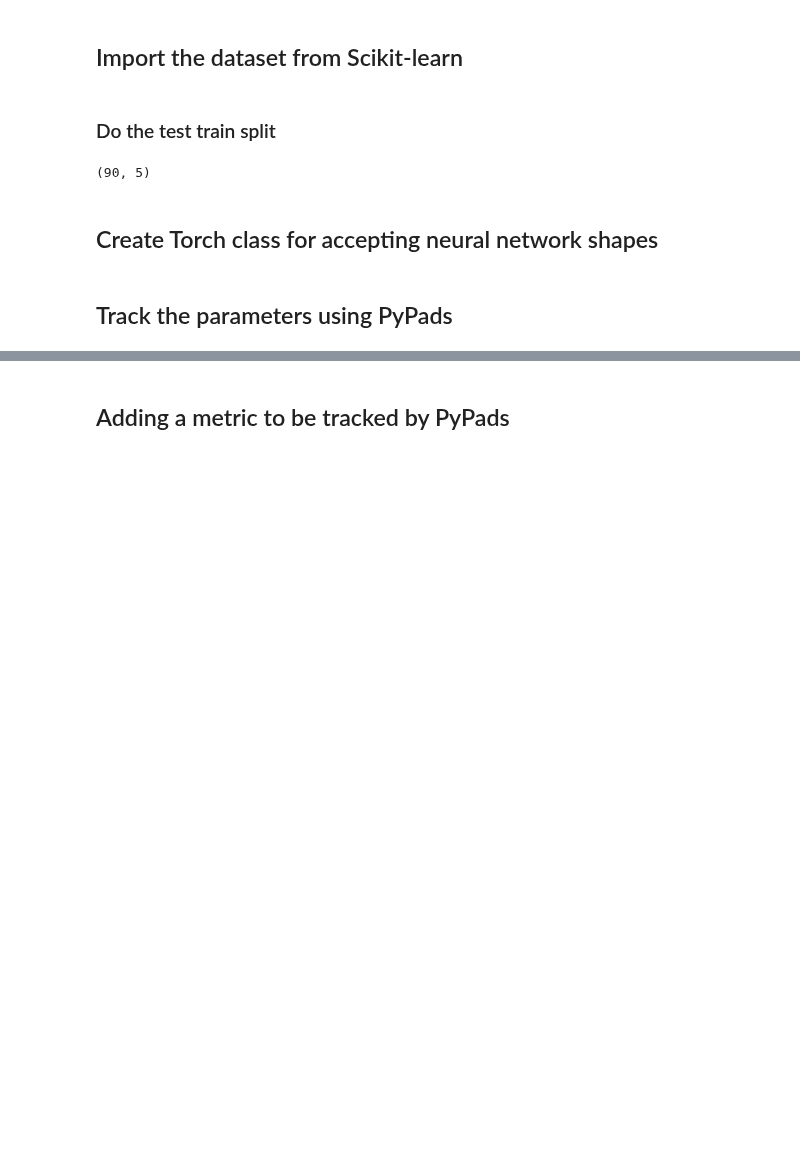
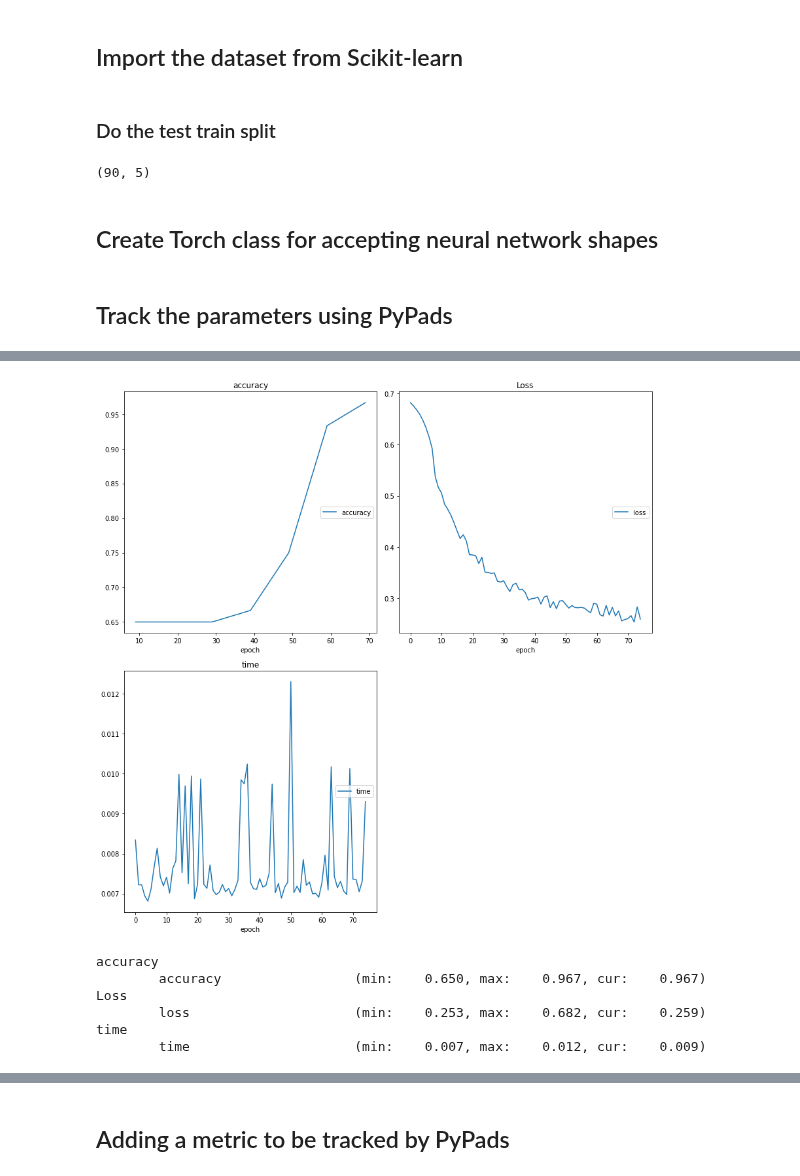
Before and after one commit to padre-lab-eu/pypads-notebooks, a Jupyter notebook: single_run/PyTorch_NeuralNetworks/PyTorch_Classifier.ipynb, the cells around one changed output, grey strips where cells are left out. Saved outputs shown, nothing was run; the diff lists cells and outputs as text; code cells hidden in the pictures; blank space fills up the shorter version.

Commit message:
Added live plot of accuracy and loss using the livelossplot library
Updated comments for the notebook

```diff
--- a/single_run/PyTorch_NeuralNetworks/PyTorch_Classifier.ipynb
+++ b/single_run/PyTorch_NeuralNetworks/PyTorch_Classifier.ipynb
@@ -211,0 +189,12 @@ Average loss during epoch 74: 0.259133 with execution time: 0.01
+# %%
+# Create a progress bar for the training
+import ipywidgets as widgets
+from IPython.display import display
+
+t = widgets.FloatProgress(value=0,
+                          min=0,
+                          max=1.0,
+                          step=0.1,
+                          description='Loading:',
+                          bar_style='info',
+                          orientation='horizontal')
@@ -212 +227,61 @@ Average loss during epoch 74: 0.259133 with execution time: 0.01
+# %%
+from livelossplot import PlotLosses
+from time import time
+import matplotlib.pyplot as plt
+
+epochs_trained = 0
+
+# Plot losses help with visualizing the loss at run time as a live plot
+liveloss = PlotLosses()
+
+for idx in range(num_epochs):
+
+    t1 = time()
+    n_iter = 0
+    average_loss = 0.0
+
+    average_loss = train_one_epoch(model=model, loader=loader, optimizer=optimizer, loss_=loss_, tensor=tensor)
+
+    t2 = time()
+    epochs_trained += 1
+
+    # Update the progress bar
+    # Progress bar will be updated in the previous cell because the plots are draw over it
+    t.value = epochs_trained/num_epochs
+
+    # Create dictionary for live plot
+    logs = {}
+
+    # Test every certain number of epochs
+    if epochs_trained % test_every == 0:
+
+        # Do a forward pass
+        results = model.forward(tensor(X_test))
+
+        # Get the predicted classes. Predicted classes have the max values
+        predicted = torch.max(results.data, 1)
+
+        # Get the indices corresponding to the max values and convert them to a list.
+        y_pred = predicted.indices.tolist()
+
+        # Compute the accuracy_score and log it to PyPads
+        accuracy = accuracy_score(y_true=y_test.tolist(), y_pred=y_pred)
+        tracker.api.log_metric(key='accuracy', value=accuracy, description='Accuracy of the model', step=epochs_trained)
+
+        # Add accuracy to the dictionary
+        logs['accuracy'] = accuracy
+
+    # Update the dictionary with average_loss and execution time and plot it
+    logs['loss'] = average_loss
+    logs['time'] = t2 - t1
+    liveloss.update(logs)
+    liveloss.send()
+# %% [output]
+[figure, added]
+accuracy
+        accuracy                 (min:    0.650, max:    0.967, cur:    0.967)
+Loss
+        loss                     (min:    0.253, max:    0.682, cur:    0.259)
+time
+        time                     (min:    0.007, max:    0.012, cur:    0.009)
 # %%
```
Also changed, not shown: parts of 21 cells of this notebook, 1 other file.
